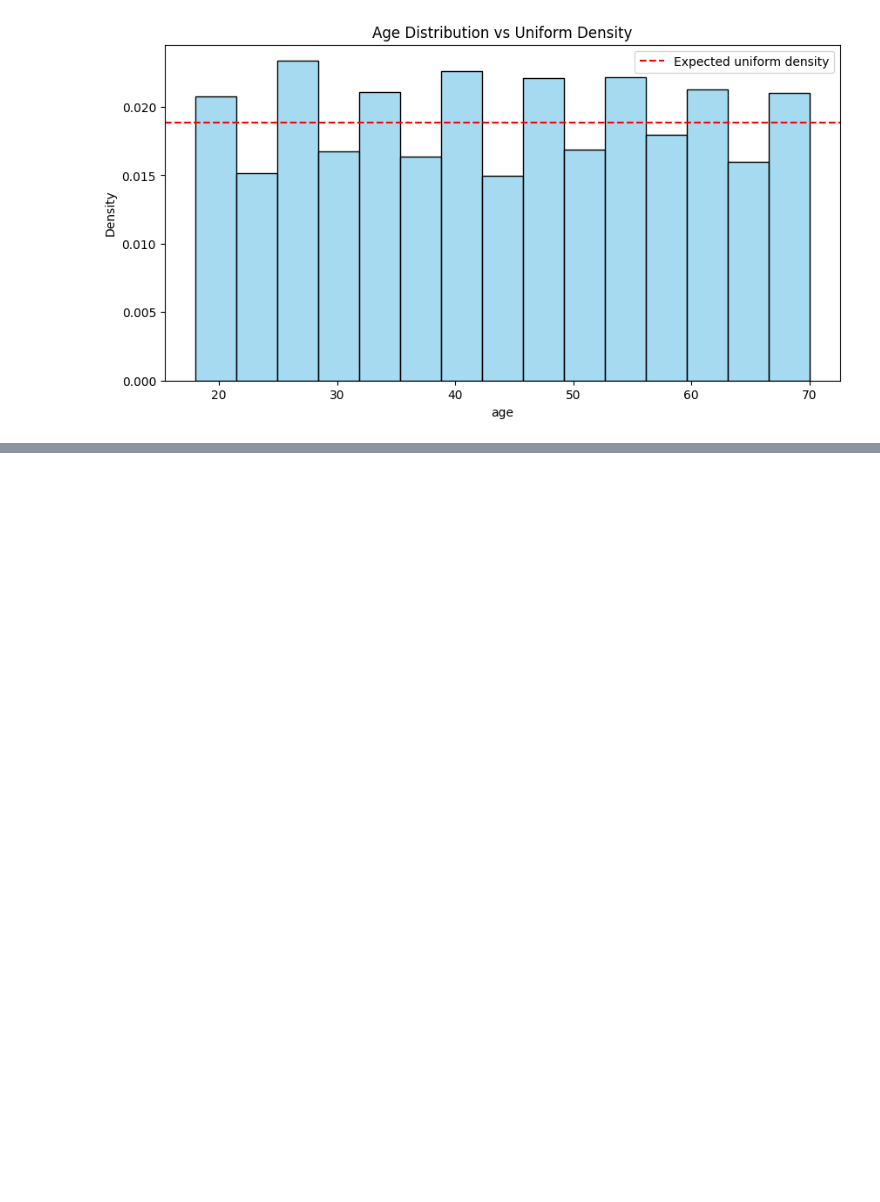
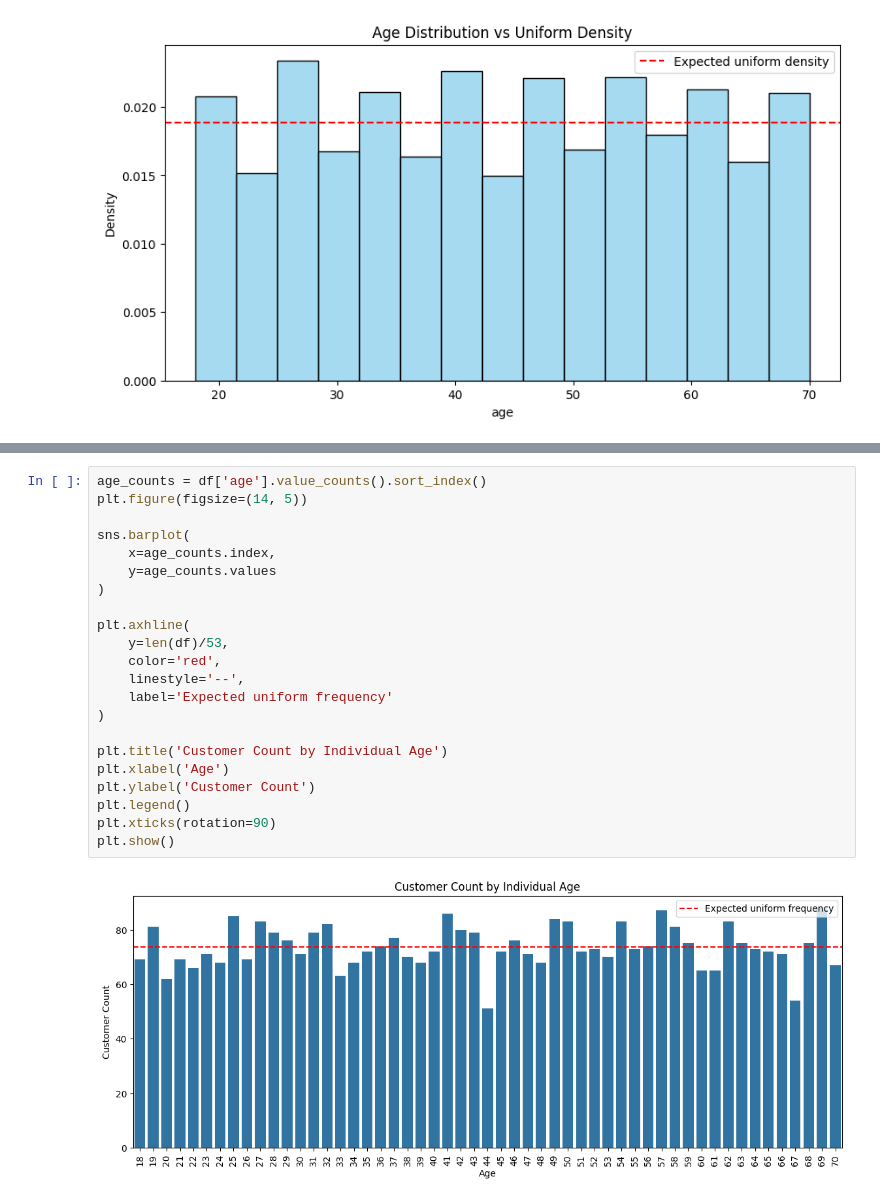
Before and after one commit to kWRizzz/KI_AI, a Jupyter notebook: Customer_Shopping_EDA.ipynb, the cells around one changed output, grey strips where cells are left out. Drawn from its saved outputs; the diff is of its cells as text; blank space fills up the shorter version.

```diff
--- a/Customer_Shopping_EDA.ipynb
+++ b/Customer_Shopping_EDA.ipynb
@@ -199,0 +214,24 @@ plt.show()
+# %%
+age_counts = df['age'].value_counts().sort_index()
+plt.figure(figsize=(14, 5))
+
+sns.barplot(
+    x=age_counts.index,
+    y=age_counts.values
+)
+
+plt.axhline(
+    y=len(df)/53,
+    color='red',
+    linestyle='--',
+    label='Expected uniform frequency'
+)
+
+plt.title('Customer Count by Individual Age')
+plt.xlabel('Age')
+plt.ylabel('Customer Count')
+plt.legend()
+plt.xticks(rotation=90)
+plt.show()
+# %% [output]
+[figure, added]
```
Also changed, not shown: parts of 1 cell of this notebook.
